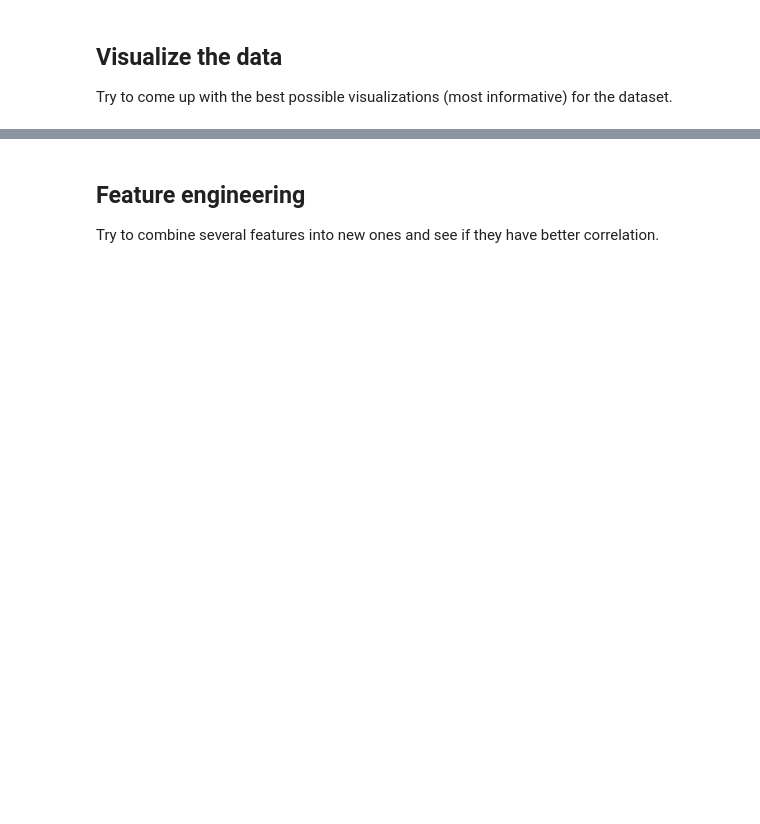
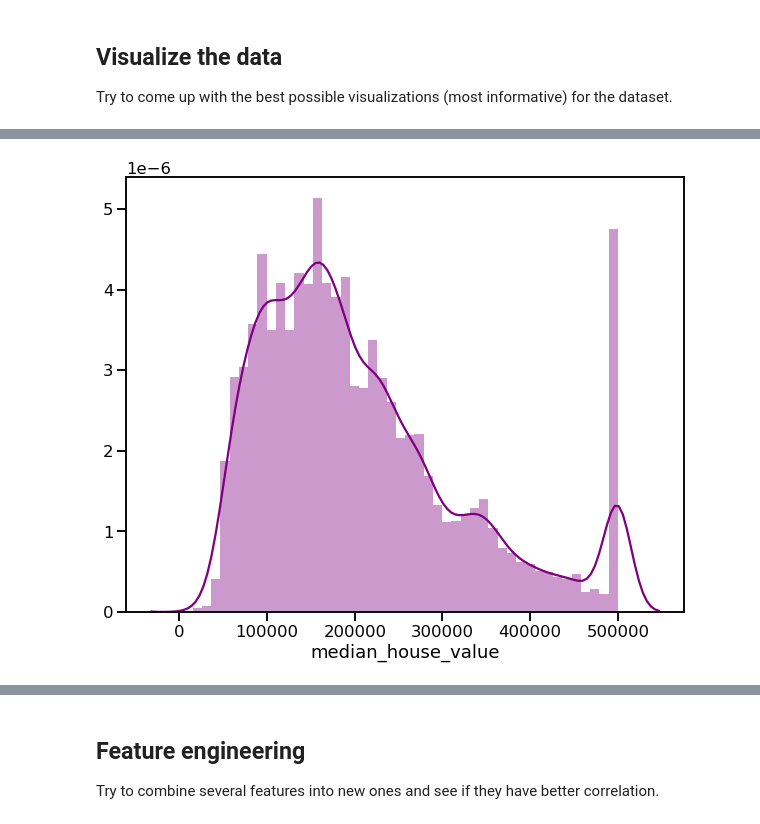
Before and after one commit to mikongame/California-Housing-Prices-Machine-Learning-Test-for-E-sports-Trading-SL, a Jupyter notebook: test_ml.ipynb, the cells around one changed output, grey strips where cells are left out. Saved outputs shown, nothing was run; the diff lists cells and outputs as text; code cells hidden in the pictures; blank space fills up the shorter version.

```diff
--- a/test_ml.ipynb
+++ b/test_ml.ipynb
@@ -158,0 +203,8 @@ Try to come up with the best possible visualizations (most informative) for the
+# %%
+plt.figure(figsize=(10,8))
+sns.distplot(housing_df['median_house_value'],color='purple')
+plt.savefig('images/output_images/value_dist.png')
+sns.set_context("talk")
+plt.show()
+# %% [output]
+[figure, added]
```
Also changed, not shown: parts of 39 cells of this notebook, 5 other files.
